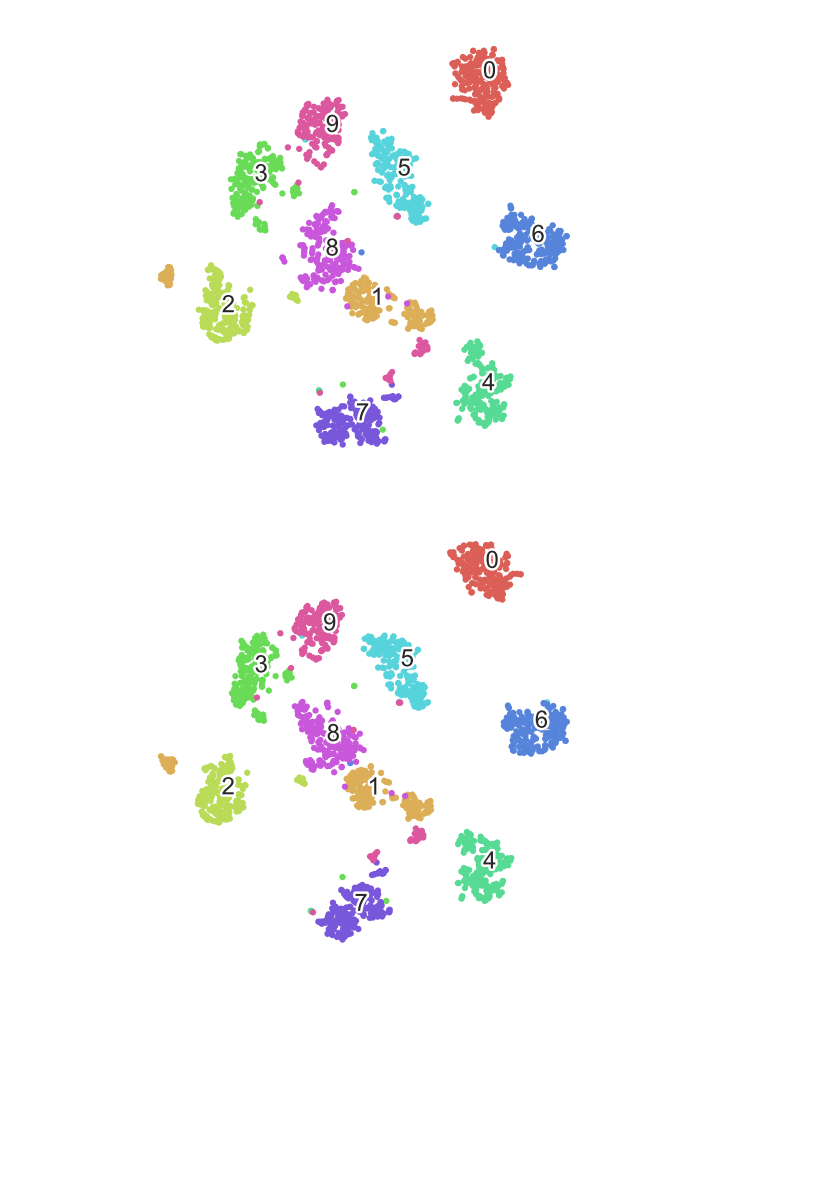
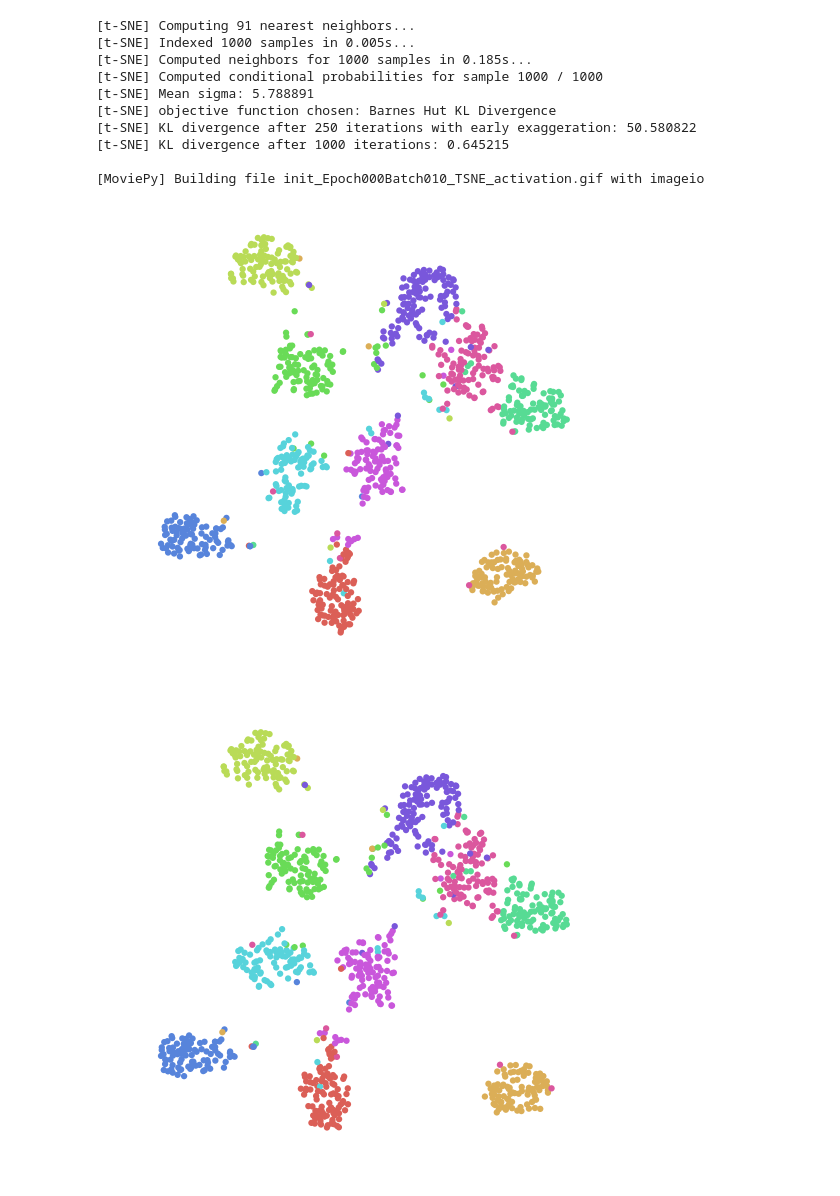
Before and after one commit to manorzvi/mnist_tsne_animation, a Jupyter notebook: tsne_prior.ipynb, the cells around one changed output. Cells and saved outputs as stored; diff of their text form; code cells hidden in the pictures; blank space fills up the shorter version.

```diff
--- a/tsne_prior.ipynb
+++ b/tsne_prior.ipynb
@@ -251,7 +263,7 @@ class TSNE(BaseEstimator):
                  early_exaggeration=12.0, learning_rate=200.0, n_iter=1000,
                  n_iter_without_progress=300, min_grad_norm=1e-7,
                  metric="euclidean", init="random", verbose=0,
-                 random_state=None, method='barnes_hut', angle=0.5):
+                 random_state=None, method='barnes_hut', angle=0.5, alpha=0):
 
         self.n_components = n_components
         self.perplexity = perplexity
@@ -266,6 +278,7 @@ class TSNE(BaseEstimator):
         self.random_state = random_state
         self.method = method
         self.angle = angle
+        self.alpha = alpha
 
     def _fit(self, X, skip_num_points=0):
         """Fit the model using X as training data.
@@ -286,8 +299,8 @@ class TSNE(BaseEstimator):
             `skip_num_points`. This is useful when computing transforms of new
             data where you'd like to keep the old data fixed.
         """
-        if self.method not in ['barnes_hut', 'exact', 'prior_t_sne']:
-            raise ValueError("'method' must be 'barnes_hut' or 'exact'")
+        if self.method not in ['barnes_hut', 'exact', 'prior_tsne']:
+            raise ValueError("'method' must be 'barnes_hut', 'exact' or 'prior_tsne'")
         if self.angle < 0.0 or self.angle > 1.0:
             raise ValueError("'angle' must be between 0.0 - 1.0")
         if self.metric == "precomputed":
@@ -462,14 +475,14 @@ class TSNE(BaseEstimator):
             # Repeat verbose argument for _kl_divergence_bh
             opt_args['kwargs']['verbose'] = self.verbose
 
-        elif self.method == 'prior_t_sne' and not hasattr(self,'Q_zero'):
+        elif self.method == 'prior_tsne' and not hasattr(self,'Q_zero'):
             obj_func = _kl_divergence_bh
             if self.verbose: print('[t-SNE] objective function chosen (First time only): Barnes Hut KL Divergence')
             opt_args['kwargs']['angle'] = self.angle
             opt_args['kwargs']['verbose'] = self.verbose
             self.Q_zero = None
 
-        elif self.method == 'prior_t_sne':
+        elif self.method == 'prior_tsne':
             obj_func = _kl_divergence_prior
             if self.verbose: print('[t-SNE] objective function chosen: Prior KL Divergence')
 
@@ -513,7 +526,7 @@ class TSNE(BaseEstimator):
 #                 print("[t-SNE] Q_zero Computed Successfully...")
 
             opt_args["kwargs"]['Q_zero'] = self.Q_zero
-            opt_args["kwargs"]['alpha']  = 0
+            opt_args["kwargs"]['alpha']  = self.alpha
 
         else:
             obj_func = _kl_divergence
@@ -586,25 +677,34 @@ class TSNE(BaseEstimator):
 # %%
+cwd = os.getcwd()
+create_directory(directory='init_tsne')
+os.chdir('init_tsne')
+
+
 positions = []
 
 tsne    = TSNE(random_state=RS, verbose=True)
-X_proj  = tsne.fit_transform(X)
+X_proj  = tsne.fit_transform(activations[0])
 X_iter  = np.dstack(position.reshape(-1, 2) for position in positions)
 
-f, ax, sc, txts = scatter(X_iter[..., -1], y)
-f.savefig('init_raw_mnist_tsne')
-# animation = mpy.VideoClip(make_frame_mpl, duration=X_iter.shape[2]/40.)
-# animation.write_gif(os.path.join(os.getcwd(),'init_raw_mnist_tsne.gif'), fps=20)
+f, ax, sc, txts = scatter(X_iter[..., -1], tags)
+f.savefig('init_{}'.format(activations_names[0][:-4]))
+np.save('init_{}'.format(activations_names[0][:-4]), X_proj)
 
-print('*******************************************************************************************************************************')
+animation = mpy.VideoClip(make_frame_mpl, duration=X_iter.shape[2]/40.)
+animation.write_gif(os.path.join('init_{}.gif'.format(activations_names[0][:-4])), fps=20)
 
-positions = []
 
-tsne    = TSNE(random_state=RS, verbose=True, init=X_proj)
-X_proj  = tsne.fit_transform(noisy_X)
-X_iter  = np.dstack(position.reshape(-1, 2) for position in positions)
+for activation, name in zip(activations[1:],activations_names[1:]):
+    tsne    = TSNE(random_state=RS, verbose=True, init=X_proj)
+    X_proj  = tsne.fit_transform(activation)
+    X_iter  = np.dstack(position.reshape(-1, 2) for position in positions)
 
-f, ax, sc, txts = scatter(X_iter[..., -1], y)
-f.savefig('init_noisy_raw_mnist_tsne')
-# animation = mpy.VideoClip(make_frame_mpl, duration=X_iter.shape[2]/40.)
-# animation.write_gif(os.path.join(os.getcwd(),'init_noisy_raw_mnist_tsne.gif'), fps=20)
+    f, ax, sc, txts = scatter(X_iter[..., -1], tags)
+    f.savefig('init_{}'.format(name[:-4]))
+    np.save('init_{}'.format(name[:-4]), X_proj)
+
+    animation = mpy.VideoClip(make_frame_mpl, duration=X_iter.shape[2]/40.)
+    animation.write_gif(os.path.join('init_{}.gif'.format(name[:-4])), fps=20)
+
+os.chdir(cwd)
 # %% [output]
@@ -630,2 +732,12 @@ f.savefig('init_noisy_raw_mnist_tsne')
+[t-SNE] Computing 91 nearest neighbors...
+[t-SNE] Indexed 1000 samples in 0.005s...
+[t-SNE] Computed neighbors for 1000 samples in 0.185s...
+[t-SNE] Computed conditional probabilities for sample 1000 / 1000
+[t-SNE] Mean sigma: 5.788891
+[t-SNE] objective function chosen: Barnes Hut KL Divergence
+[t-SNE] KL divergence after 250 iterations with early exaggeration: 50.580822
+[t-SNE] KL divergence after 1000 iterations: 0.645215
+
+[MoviePy] Building file init_Epoch000Batch010_TSNE_activation.gif with imageio
-[figure, old version]
+[figure, new version]
-[figure, old version]
+[figure, new version]
```
Also changed, not shown: parts of 14 cells of this notebook.
